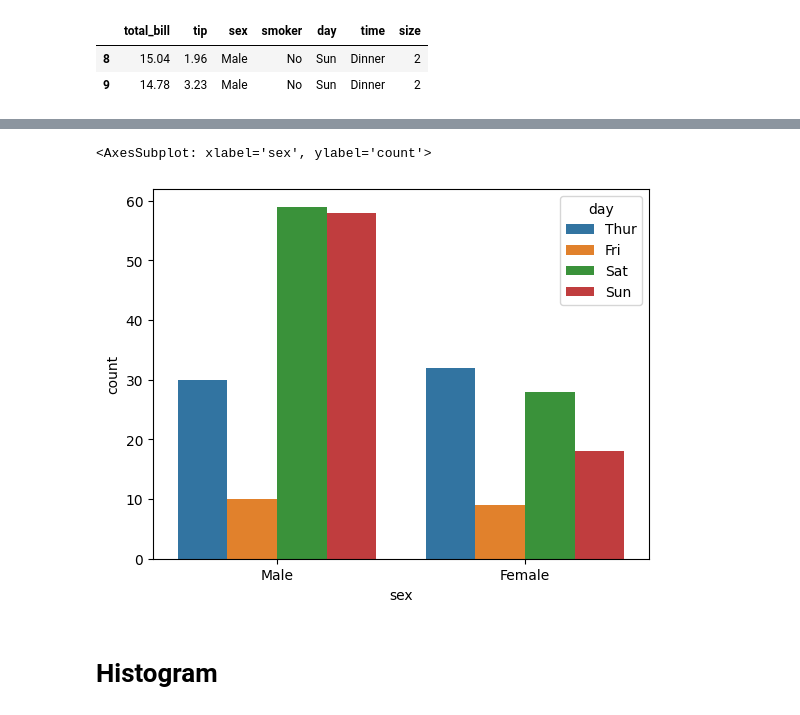
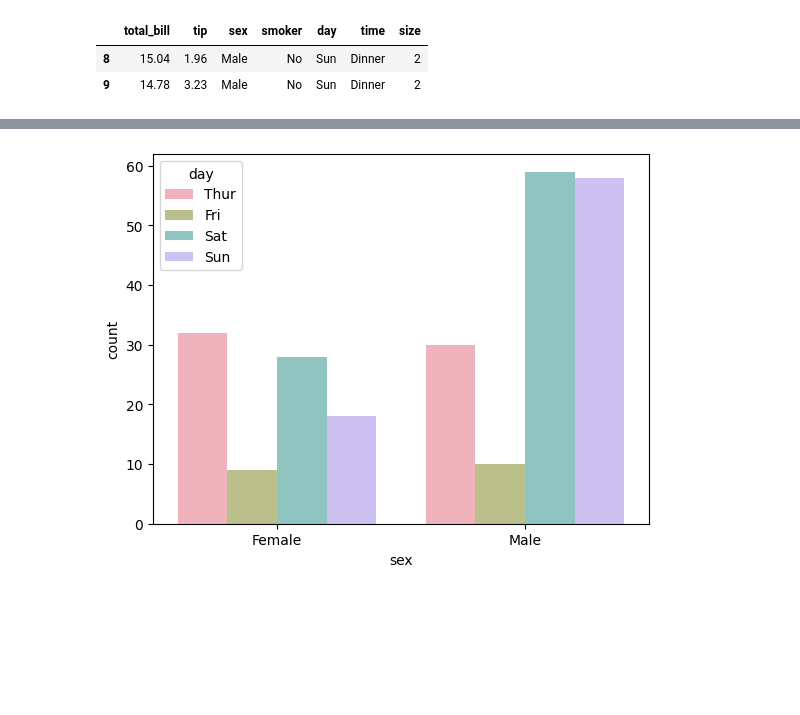
Before and after one commit to gishar/Learning_Python, a Jupyter notebook: Learning Visualizations.ipynb, the cells around one changed output, grey strips where cells are left out. Drawn from its saved outputs; the diff is of its cells as text; code cells hidden in the pictures; blank space fills up the shorter version.

```diff
--- a/Learning Visualizations.ipynb
+++ b/Learning Visualizations.ipynb
@@ -27,10 +55,14 @@ sns.countplot(x = 'sex',
 # %%
 # using hue to specify a second categorical variable to group the data by and add additional color distinction to the plot.
-sns.countplot(x='sex',
-              data=tips,
-              hue='day')
+sns.countplot(data = tips,
+              x = 'sex',
+              hue ='day',
+              order = ['Female', 'Male'],
+              palette = "husl",
+              dodge = True,
+              linewidth = 1,
+              alpha = 0.6
+             )
+plt.show()
 # %% [output]
-<AxesSubplot: xlabel='sex', ylabel='count'>
-[figure, old version]
+[figure, new version]
-# %% [markdown]
-# Histogram
```
Also changed, not shown: parts of 22 cells of this notebook, 2 other files.
